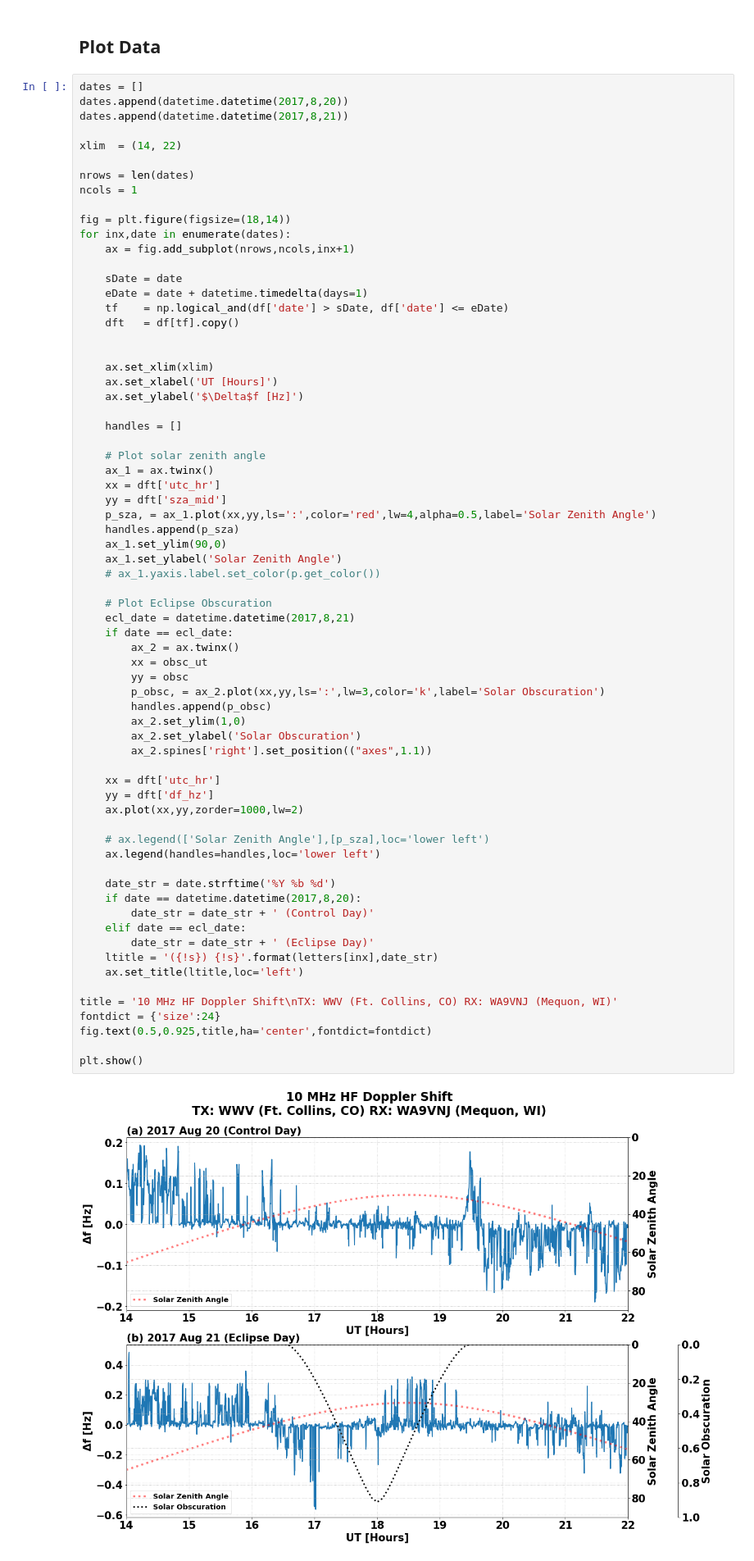
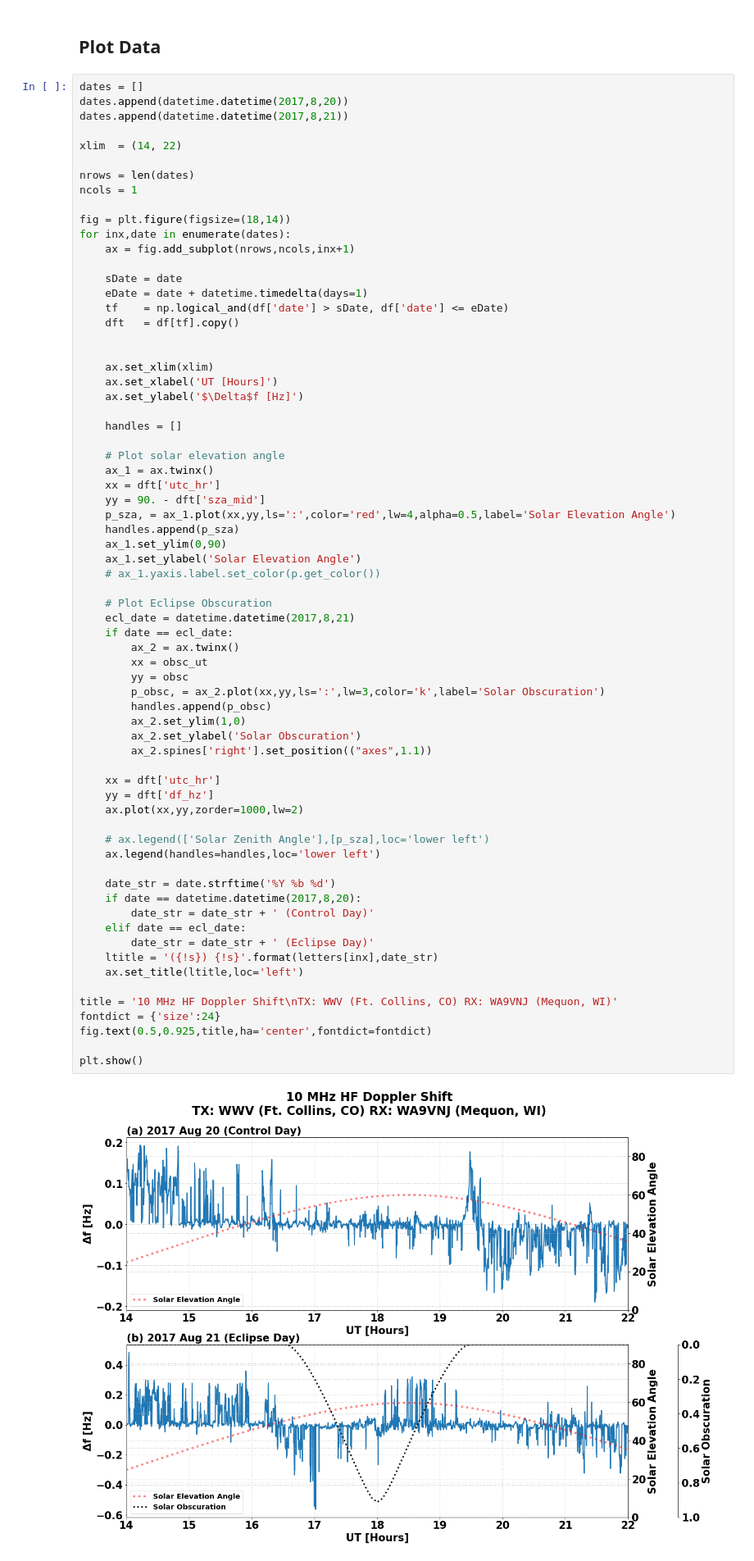
Before and after one commit to w2naf/cedar_eclipse_proposal_2022, a Jupyter notebook: wa9vnj_eclipse.ipynb, the cells around one changed output. Shown at 82% size. Saved outputs shown, nothing was run; the diff lists cells and outputs as text.

```diff
--- a/wa9vnj_eclipse.ipynb
+++ b/wa9vnj_eclipse.ipynb
@@ -216,14 +216,14 @@ for inx,date in enumerate(dates):
 
     handles = []
 
-    # Plot solar zenith angle
+    # Plot solar elevation angle
     ax_1 = ax.twinx()
     xx = dft['utc_hr']
-    yy = dft['sza_mid']
-    p_sza, = ax_1.plot(xx,yy,ls=':',color='red',lw=4,alpha=0.5,label='Solar Zenith Angle')
+    yy = 90. - dft['sza_mid']
+    p_sza, = ax_1.plot(xx,yy,ls=':',color='red',lw=4,alpha=0.5,label='Solar Elevation Angle')
     handles.append(p_sza)
-    ax_1.set_ylim(90,0)
-    ax_1.set_ylabel('Solar Zenith Angle')
+    ax_1.set_ylim(0,90)
+    ax_1.set_ylabel('Solar Elevation Angle')
     # ax_1.yaxis.label.set_color(p.get_color())
 
     # Plot Eclipse Obscuration
@@ -232,31 +232,31 @@ for inx,date in enumerate(dates):
         ax_2 = ax.twinx()
         xx = obsc_ut
         yy = obsc
         p_obsc, = ax_2.plot(xx,yy,ls=':',lw=3,color='k',label='Solar Obscuration')
         handles.append(p_obsc)
         ax_2.set_ylim(1,0)
         ax_2.set_ylabel('Solar Obscuration')
         ax_2.spines['right'].set_position(("axes",1.1))
 
     xx = dft['utc_hr']
     yy = dft['df_hz']
     ax.plot(xx,yy,zorder=1000,lw=2)
 
     # ax.legend(['Solar Zenith Angle'],[p_sza],loc='lower left')
     ax.legend(handles=handles,loc='lower left')
 
     date_str = date.strftime('%Y %b %d')
     if date == datetime.datetime(2017,8,20):
         date_str = date_str + ' (Control Day)'
     elif date == ecl_date:
         date_str = date_str + ' (Eclipse Day)'
     ltitle = '({!s}) {!s}'.format(letters[inx],date_str)
     ax.set_title(ltitle,loc='left')
 
 title = '10 MHz HF Doppler Shift\nTX: WWV (Ft. Collins, CO) RX: WA9VNJ (Mequon, WI)'
 fontdict = {'size':24}
 fig.text(0.5,0.925,title,ha='center',fontdict=fontdict)
 
 plt.show()
 # %% [output]
-[figure, old version]
+[figure, new version]
```
Also changed, not shown: 2 other files.
